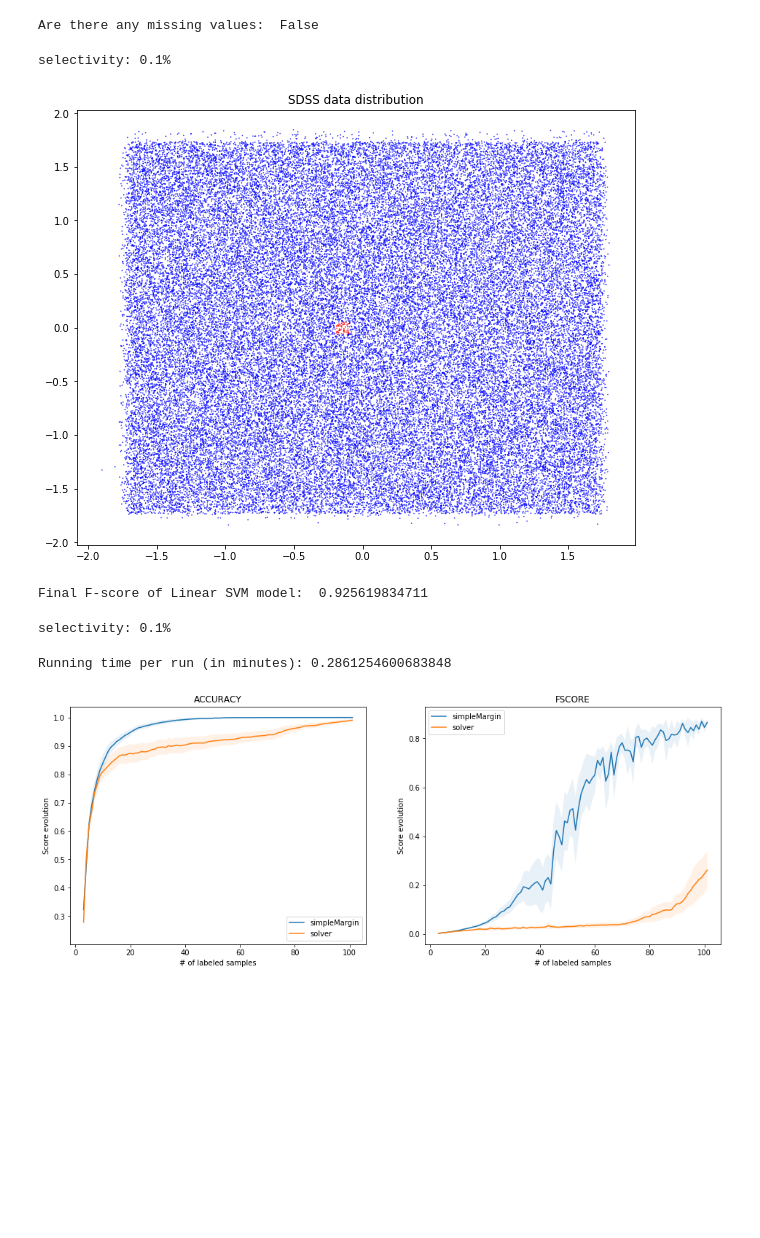
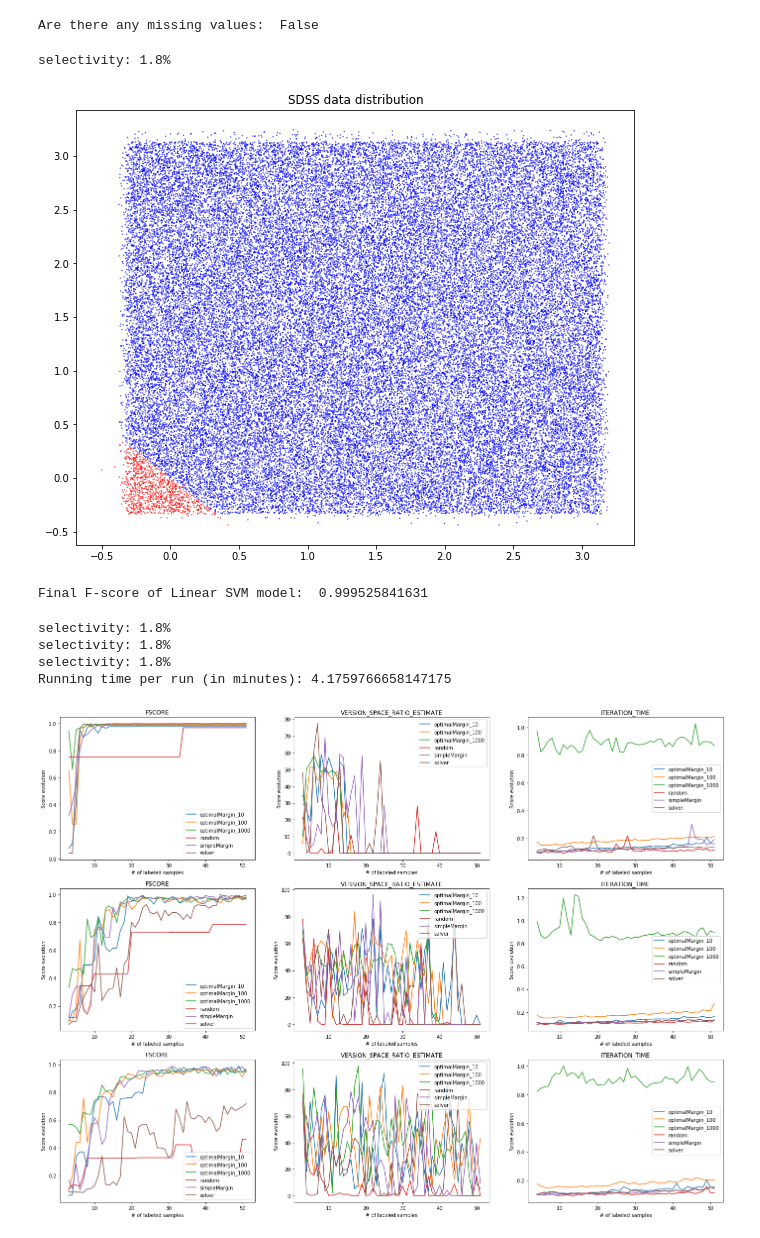
Before and after one commit to AIDEmeProject/PythonMiddleware, a Jupyter notebook: notebooks/sdss tests.ipynb, the cells around one changed output. Drawn from its saved outputs; the diff is of its cells as text; code cells hidden in the pictures; blank space fills up the shorter version.

```diff
--- a/notebooks/sdss tests.ipynb
+++ b/notebooks/sdss tests.ipynb
@@ -42,11 +42,10 @@ def get_linear_query(sdss, dim, max_iter):
     cols = cols[:dim]
 
     scaler = StandardScaler()
-    y = 2*((sdss['rowc'] > 662.5) & (sdss['rowc'] < 702.5) & (sdss['colc'] > 991.5) & (sdss['colc'] < 1053.5)) - 1
-    X = scaler.fit_transform(sdss[cols].values)# + 1.4
+    X = scaler.fit_transform(sdss[cols].values) + 1.4
 
-    #y = (X[:,0] + X[:,1] < 0)
-    #y = 2*y - 1
+    y = (X[:,0] + X[:,1] < 0)
+    y = 2*y - 1
     print('selectivity: {0:.2}%'.format(100*np.sum(y == 1)/len(y)))
 
     return X, DummyUser(max_iter=max_iter, y_true=y)
@@ -54,24 +53,24 @@ def get_linear_query(sdss, dim, max_iter):
 X, user = get_linear_query(sdss, 2, 100)
 y = user.y_true
 # %% [output]
-selectivity: 0.1%
+selectivity: 1.8%
 # %%
 plt.figure(figsize=(10,8))
 plt.title("SDSS data distribution")
 plt.scatter(X[:,0], X[:,1], c=list(map(lambda x: 'r' if x == 1 else 'b', y)), s=0.1)
 plt.show()
 # %% [output]
-[figure, old version]
+[figure, new version]
 # %%
 # testing that data is linearly separable
 from sklearn.svm import LinearSVC, SVC
 from sklearn.metrics import f1_score
 
-clf = SVC(kernel='rbf', C=5000)#LinearSVC(C=10, fit_intercept=True)
+clf = SVC(kernel='linear', C=1000)#LinearSVC(C=10, fit_intercept=True)
 clf.fit(X, y)
 print("Final F-score of Linear SVM model: ", f1_score(y_pred=clf.predict(X), y_true=y))
 # %% [output]
-Final F-score of Linear SVM model:  0.925619834711
+Final F-score of Linear SVM model:  0.999525841631
 # %%
 from time import time
 from src.user import DummyUser
@@ -81,43 +80,45 @@ from src.plotting import plot_showdown
 
 from src.active_learning.svm import SimpleMargin, SolverMethod, OptimalMargin
 from src.active_learning.agnostic import RandomLearner
 from src.version_space.two_dimensional import Circle
 from src.version_space import SVMVersionSpace
 
 # set user
-max_iter = 100
+max_iter = 50
 user = DummyUser(max_iter=max_iter, y_true=y)
 
 # AL list
 active_learners_list = [
-     #("random", RandomLearner(LinearSVC(C=200, fit_intercept=False))),
-     ("simpleMargin", SimpleMargin(kind='kernel', C=5000, kernel='rbf', max_iter=100000, fit_intercept=True)),
-     ("solver", SolverMethod(kind='kernel', pool_size=50, C=5000, kernel='rbf', max_iter=100000, fit_intercept=True)),
-     #("optimalMargin_10", OptimalMargin(C=200, fit_intercept=False, chain_length=10)),
-     #("optimalMargin_100", OptimalMargin(C=200, fit_intercept=False, chain_length=100)),
+     ("random", RandomLearner(LinearSVC(C=200, fit_intercept=False))),
+     ("simpleMargin", SimpleMargin(kind='linear', C=5000, fit_intercept=False)),
+     ("solver", SolverMethod(kind='linear', pool_size=50, C=5000, fit_intercept=False)),
+     ("optimalMargin_10", OptimalMargin(C=200, fit_intercept=False, chain_length=10)),
+     ("optimalMargin_100", OptimalMargin(C=200, fit_intercept=False, chain_length=100)),
      #("optimalMargin_500", OptimalMargin(C=200, fit_intercept=False, chain_length=500)),
-     #("optimalMargin_1000", OptimalMargin(C=200, fit_intercept=False, chain_length=1000))
+     ("optimalMargin_1000", OptimalMargin(C=200, fit_intercept=False, chain_length=1000))
 ]
 
 
 # datasets
-dim_list = [2]#, 4, 6]
+dim_list = [2, 4, 6]
 data_and_user = [get_linear_query(sdss, dim, max_iter) for dim in dim_list]
 datasets_list = [("sdss_" + str(dim), X, user) for dim, (X, user) in zip(dim_list, data_and_user)]
 
 # set showdown and run
-times = 20
+times = 1
 initial_sampler = FixedSizeStratifiedSampler(sample_size=2)
 
 t0 = time()
 showdown = Showdown(times, initial_sampler)
 output = showdown.run(datasets_list, active_learners_list)
 print("Running time per run (in minutes):", (time() - t0)/(60*times))
 
 # plot results
 #print(output.head())
-plot_showdown(output, times, metrics_list=['accuracy', 'fscore'])#, 'version_space_ratio_estimate'])
+plot_showdown(output, times, metrics_list=['fscore', 'version_space_ratio_estimate', 'iteration_time'])
 # %% [output]
-selectivity: 0.1%
+selectivity: 1.8%
+selectivity: 1.8%
+selectivity: 1.8%
+Running time per run (in minutes): 4.1759766658147175
-Running time per run (in minutes): 0.2861254600683848
-[figure, old version]
+[figure, new version]
```
Also changed, not shown: parts of 2 cells of this notebook, 7 other files.
